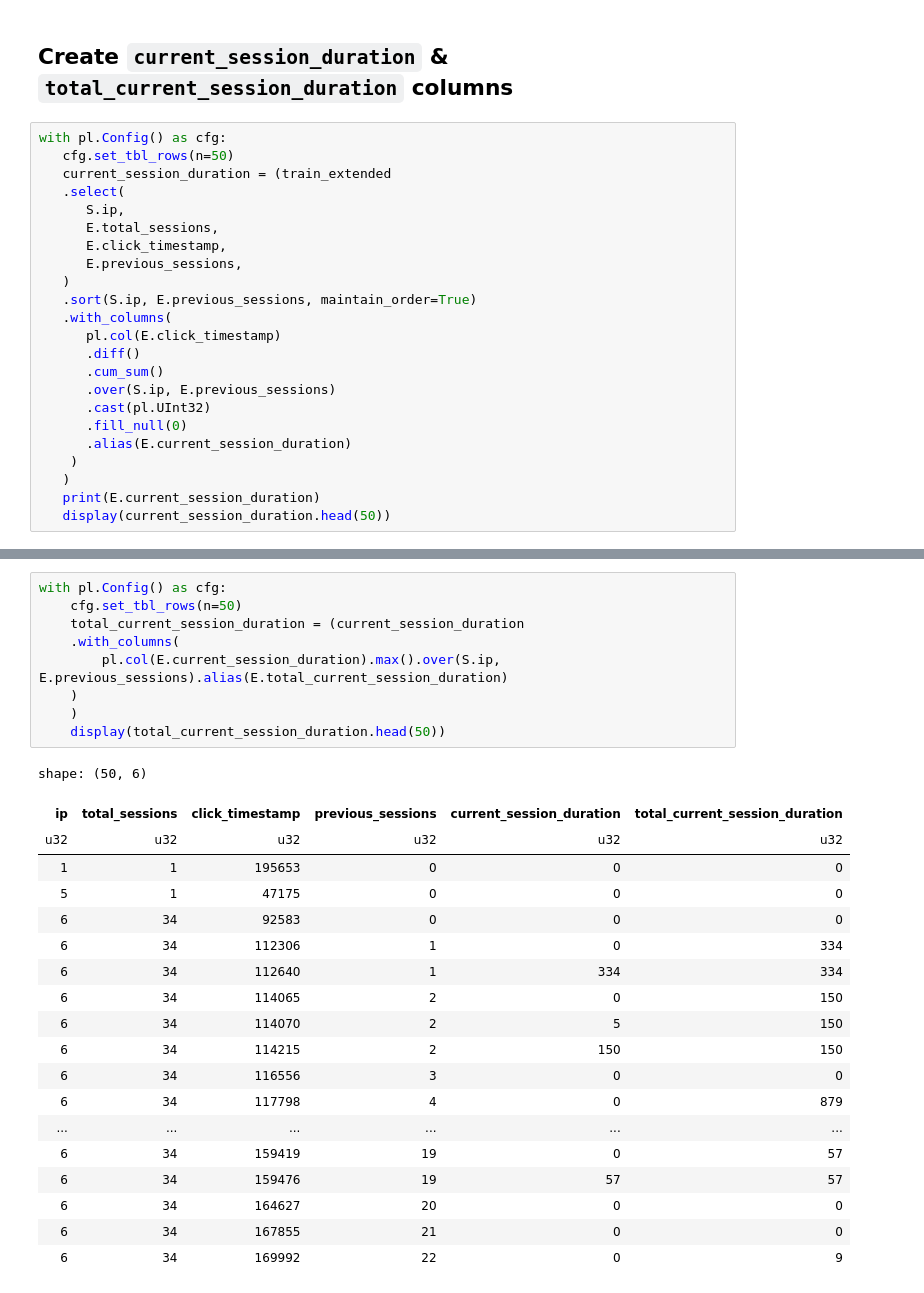
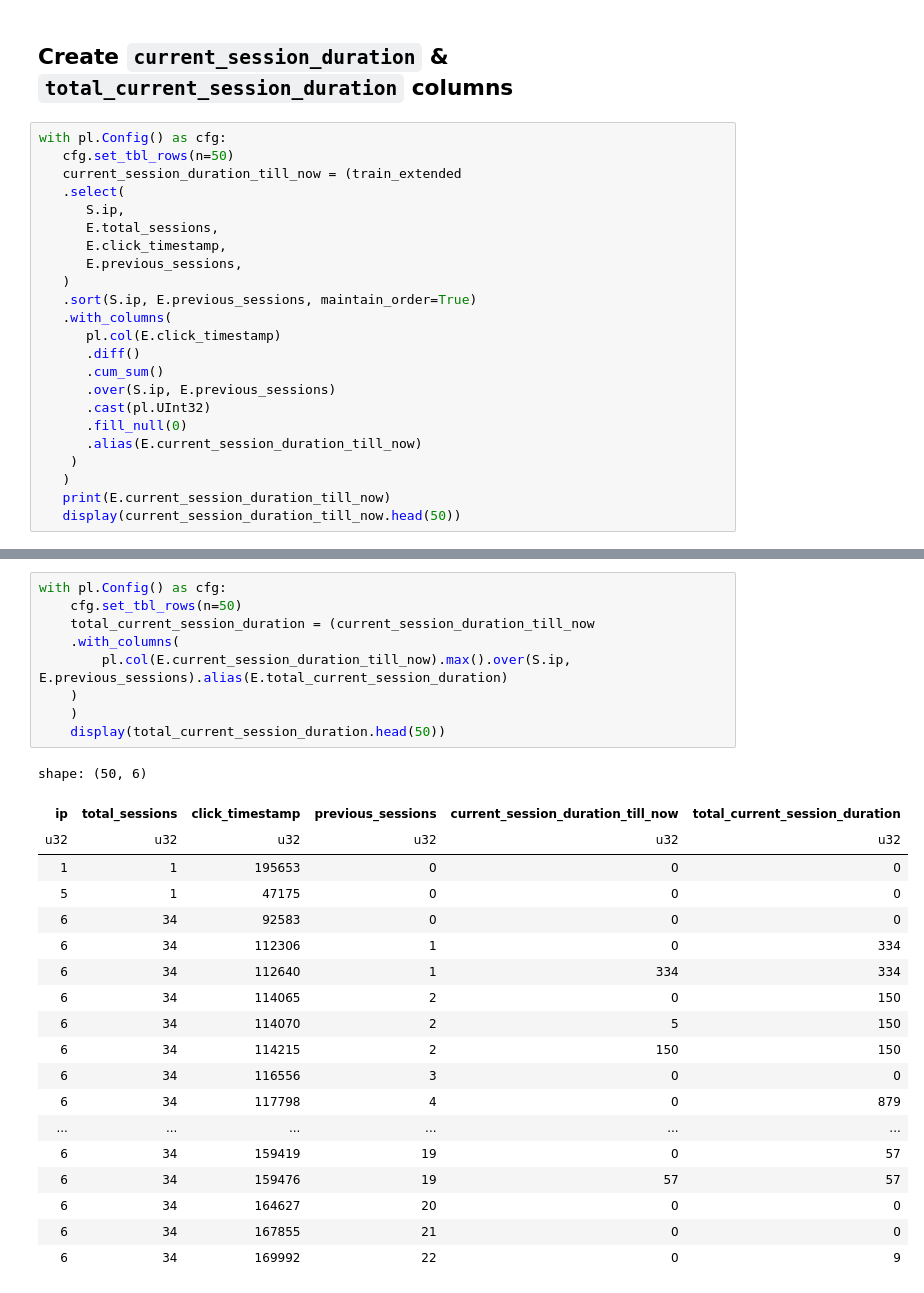
Before and after one commit to aleksa-radojicic/AdTracking_Fraud_Detection, a Jupyter notebook: notebooks/04_feature_engineering.ipynb, the cells around one changed output, grey strips where cells are left out. Saved outputs shown, nothing was run; the diff lists cells and outputs as text.

```diff
--- a/notebooks/04_feature_engineering.ipynb
+++ b/notebooks/04_feature_engineering.ipynb
@@ -341,7 +341,7 @@ train_extended = (train_extended
 # %%
 with pl.Config() as cfg:
    cfg.set_tbl_rows(n=50)
-   current_session_duration = (train_extended
+   current_session_duration_till_now = (train_extended
    .select(
       S.ip,
       E.total_sessions,
@@ -356,9 +356,9 @@ with pl.Config() as cfg:
       .over(S.ip, E.previous_sessions)
       .cast(pl.UInt32)
       .fill_null(0)
-      .alias(E.current_session_duration)
+      .alias(E.current_session_duration_till_now)
     )
    )
-   print(E.current_session_duration)
-   display(current_session_duration.head(50))
+   print(E.current_session_duration_till_now)
+   display(current_session_duration_till_now.head(50))
 # %% [output]
@@ -385,15 +385,15 @@ shape: (50, 5)
 # %%
 with pl.Config() as cfg:
     cfg.set_tbl_rows(n=50)
-    total_current_session_duration = (current_session_duration
+    total_current_session_duration = (current_session_duration_till_now
     .with_columns(
-        pl.col(E.current_session_duration).max().over(S.ip, E.previous_sessions).alias(E.total_current_session_duration)
+        pl.col(E.current_session_duration_till_now).max().over(S.ip, E.previous_sessions).alias(E.total_current_session_duration)
     )
     )
     display(total_current_session_duration.head(50))
 # %% [output]
 shape: (50, 6)
-| ip | total_sessions | click_timestamp | previous_sessions | current_session_duration | total_current_session_duration |
+| ip | total_sessions | click_timestamp | previous_sessions | current_session_duration_till_now | total_current_session_duration |
 | u32 | u32 | u32 | u32 | u32 | u32 |
 | 1 | 1 | 195653 | 0 | 0 | 0 |
 | 5 | 1 | 47175 | 0 | 0 | 0 |
```
Also changed, not shown: parts of 5 cells of this notebook, 1 other file.
